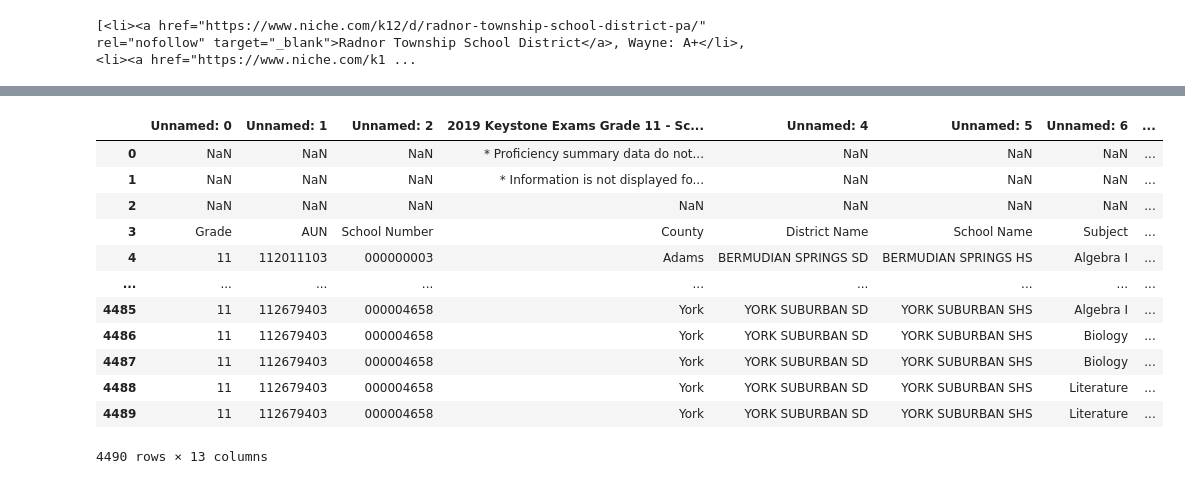
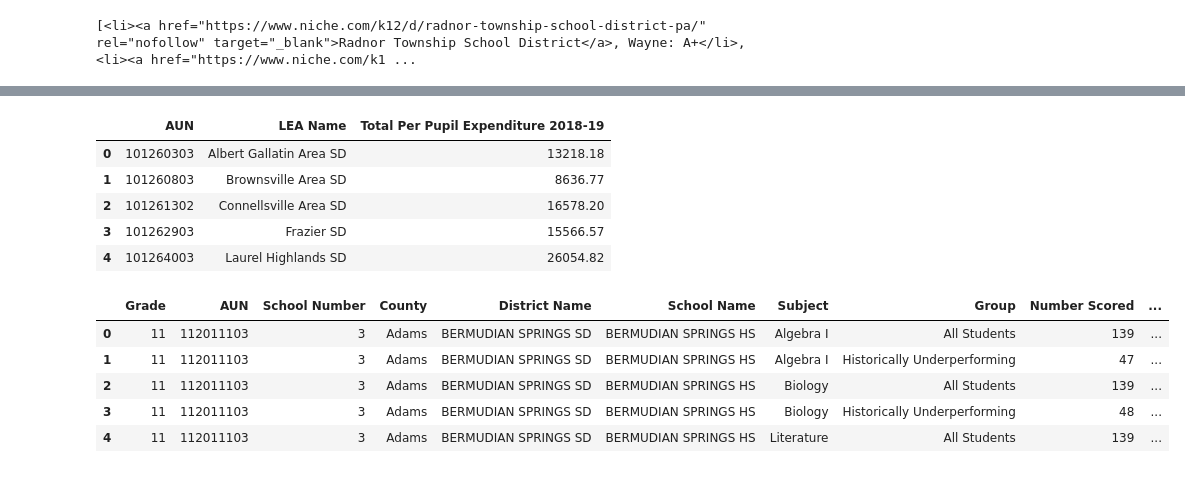
Before and after one commit to 4a6166/UPenn-Data---Project-3, a Jupyter notebook: katy.ipynb, the cells around one changed output, grey strips where cells are left out. Saved outputs shown, nothing was run; the diff lists cells and outputs as text; code cells hidden in the pictures.

```diff
--- a/katy.ipynb
+++ b/katy.ipynb
@@ -77,18 +86,22 @@ ppe_2019_df
+# %%
+# Remove unnecessary columns
+ppe_2019_clean_df=ppe_2019_df[["AUN","LEA Name","Total Per Pupil Expenditure 2018-19"]]
+ppe_2019_clean_df.head()
+# %% [output]
+|  | AUN | LEA Name | Total Per Pupil Expenditure 2018-19 |
+| 0 | 101260303 | Albert Gallatin Area SD | 13218.18 |
+| 1 | 101260803 | Brownsville Area SD | 8636.77 |
+| 2 | 101261302 | Connellsville Area SD | 16578.20 |
+| 3 | 101262903 | Frazier SD | 15566.57 |
+| 4 | 101264003 | Laurel Highlands SD | 26054.82 |
 # %%
 # Import Excel file for scores
 scores_df=pd.read_excel("Resources/2019 Keystone Exams School Level Data.xlsx")
-scores_df
+scores_df.head()
 # %% [output]
-|  | Unnamed: 0 | Unnamed: 1 | Unnamed: 2 | 2019 Keystone Exams Grade 11 - Sc... | Unnamed: 4 | Unnamed: 5 | Unnamed: 6 | ... |
-| 0 | NaN | NaN | NaN | * Proficiency summary data do not... | NaN | NaN | NaN | ... |
-| 1 | NaN | NaN | NaN | * Information is not displayed fo... | NaN | NaN | NaN | ... |
-| 2 | NaN | NaN | NaN | NaN | NaN | NaN | NaN | ... |
-| 3 | Grade | AUN | School Number | County | District Name | School Name | Subject | ... |
-| 4 | 11 | 112011103 | 000000003 | Adams | BERMUDIAN SPRINGS SD | BERMUDIAN SPRINGS HS | Algebra I | ... |
-| ... | ... | ... | ... | ... | ... | ... | ... | ... |
-| 4485 | 11 | 112679403 | 000004658 | York | YORK SUBURBAN SD | YORK SUBURBAN SHS | Algebra I | ... |
-| 4486 | 11 | 112679403 | 000004658 | York | YORK SUBURBAN SD | YORK SUBURBAN SHS | Biology | ... |
-| 4487 | 11 | 112679403 | 000004658 | York | YORK SUBURBAN SD | YORK SUBURBAN SHS | Biology | ... |
-| 4488 | 11 | 112679403 | 000004658 | York | YORK SUBURBAN SD | YORK SUBURBAN SHS | Literature | ... |
-| 4489 | 11 | 112679403 | 000004658 | York | YORK SUBURBAN SD | YORK SUBURBAN SHS | Literature | ... |
+|  | Grade | AUN | School Number | County | District Name | School Name | Subject | Group | Number Scored | ... |
+| 0 | 11 | 112011103 | 3 | Adams | BERMUDIAN SPRINGS SD | BERMUDIAN SPRINGS HS | Algebra I | All Students | 139 | ... |
+| 1 | 11 | 112011103 | 3 | Adams | BERMUDIAN SPRINGS SD | BERMUDIAN SPRINGS HS | Algebra I | Historically Underperforming | 47 | ... |
+| 2 | 11 | 112011103 | 3 | Adams | BERMUDIAN SPRINGS SD | BERMUDIAN SPRINGS HS | Biology | All Students | 139 | ... |
+| 3 | 11 | 112011103 | 3 | Adams | BERMUDIAN SPRINGS SD | BERMUDIAN SPRINGS HS | Biology | Historically Underperforming | 48 | ... |
+| 4 | 11 | 112011103 | 3 | Adams | BERMUDIAN SPRINGS SD | BERMUDIAN SPRINGS HS | Literature | All Students | 139 | ... |
-4490 rows × 13 columns
```
Also changed, not shown: parts of 9 cells of this notebook, 1 other file.
